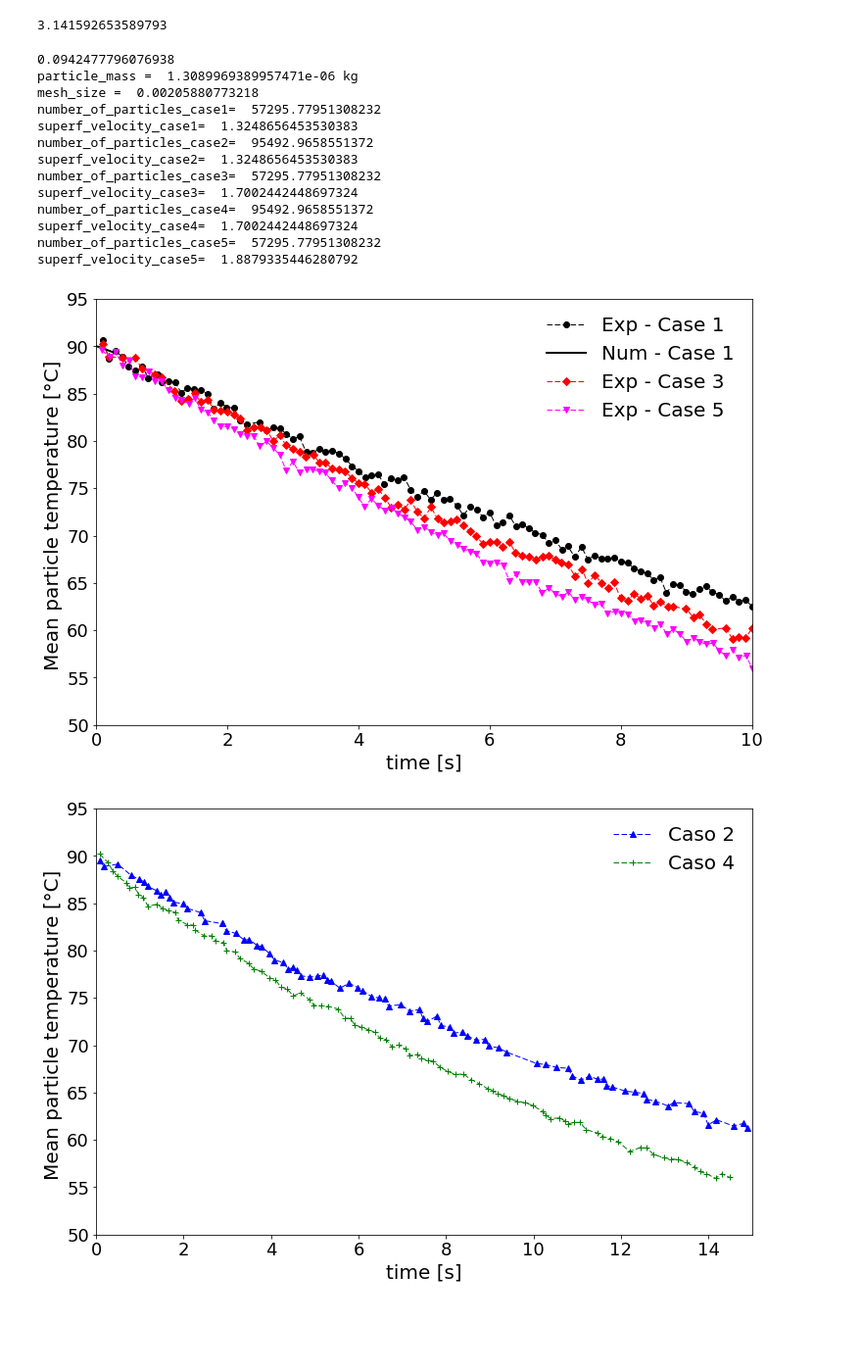
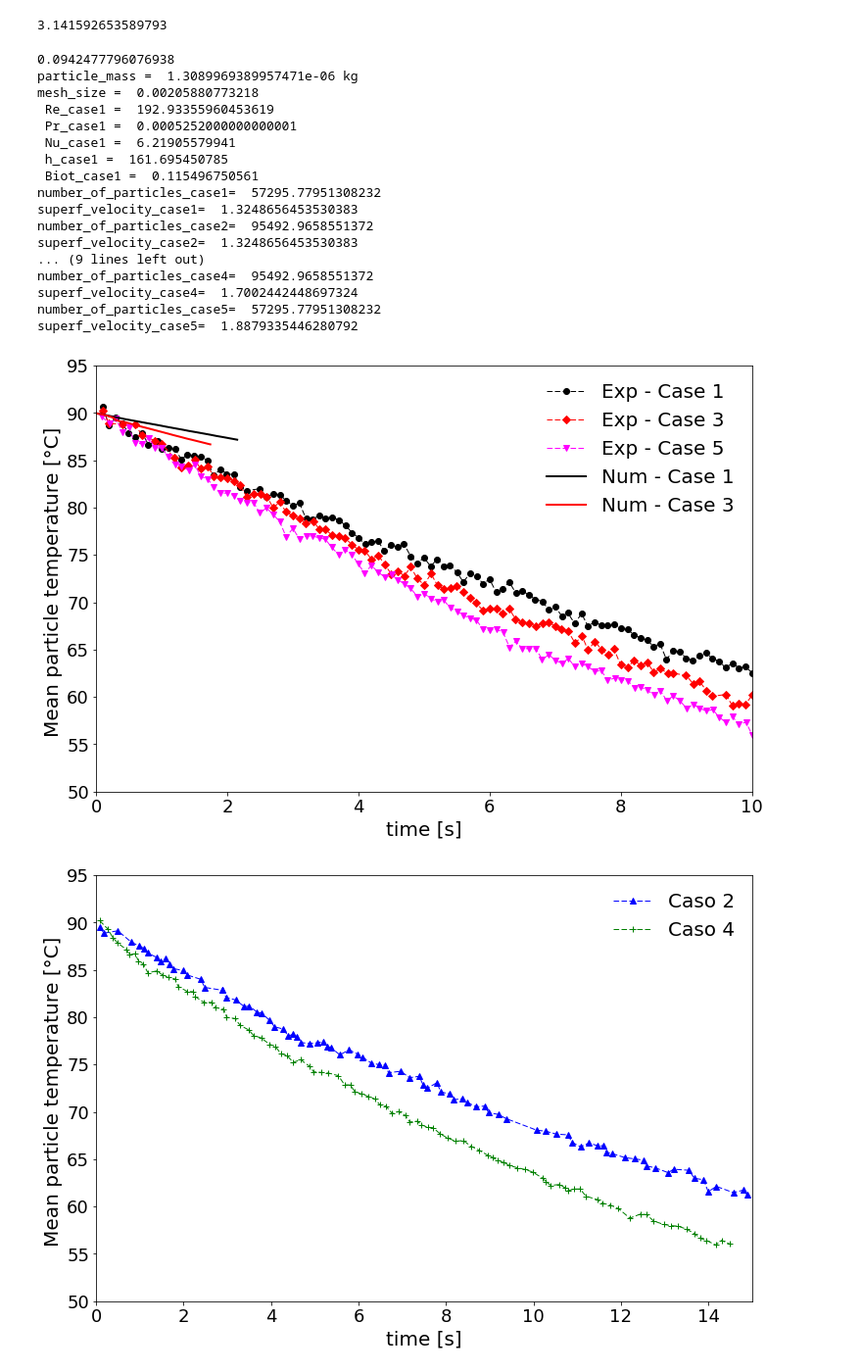
Before and after one commit to lucillalmeida/doutorado-validacoes, a Jupyter notebook: fluidized-bed-patil/Patil-pseudo-2-d-fluidized-bed.ipynb, the cells around one changed output. Shown at 98% size. Cells and saved outputs as stored; diff of their text form; code cells hidden in the pictures; blank space fills up the shorter version.

```diff
--- a/fluidized-bed-patil/Patil-pseudo-2-d-fluidized-bed.ipynb
+++ b/fluidized-bed-patil/Patil-pseudo-2-d-fluidized-bed.ipynb
@@ -55,13 +86,23 @@ mesh_size = numpy.power(volume_10_particles, 1.0/3)
 print("mesh_size = ", mesh_size)
 
 #case settings
-
+alpha_f = 0.4
 #case 1
 gas_velocity_case1 = 1.2 #m/s
 gas_volume_flow_rate_case1 = bottom_area*gas_velocity_case1
 gas_superficial_velocity_case1 = gas_volume_flow_rate_case1/inlet_area
 bed_mass_case1 = 75.0/1000 #kg
 number_of_particles_case1 = bed_mass_case1/particle_mass
+Re_case1 = Reynolds(fluid_density, gas_superficial_velocity_case1/alpha_f, particle_diameter, fluid_viscosity)
+Pr_case1 = Prandlt(fluid_heat_capacity, fluid_viscosity, fluid_thermal_conductivity)
+Nu_case1 = NusseltGunn(Re_case1, Pr_case1, alpha_f)
+h_case1 = h_average(Nu_case1, particle_diameter, fluid_thermal_conductivity)
+Biot_case1 = Biot(particle_diameter, h_case1, particle_thermal_conductivity)
+print(" Re_case1 = ", Re_case1)
+print(" Pr_case1 = ", Pr_case1)
+print(" Nu_case1 = ", Nu_case1)
+print(" h_case1 = ", h_case1)
+print(" Biot_case1 = ", Biot_case1)
 print("number_of_particles_case1= ", number_of_particles_case1)
 print("superf_velocity_case1= ", gas_superficial_velocity_case1)
 
@@ -82,6 +123,18 @@ gas_superficial_velocity_case3 = gas_volume_flow_rate_case3/inlet_area
 number_of_particles_case3 = bed_mass_case3/particle_mass
 print("number_of_particles_case3= ", number_of_particles_case3)
 print("superf_velocity_case3= ", gas_superficial_velocity_case3)
+Re_case3 = Reynolds(fluid_density, gas_superficial_velocity_case3/alpha_f, particle_diameter, fluid_viscosity)
+Pr_case3 = Prandlt(fluid_heat_capacity, fluid_viscosity, fluid_thermal_conductivity)
+Nu_case3 = NusseltGunn(Re_case3, Pr_case3, alpha_f)
+h_case3 = h_average(Nu_case3, particle_diameter, fluid_thermal_conductivity)
+Biot_case3 = Biot(particle_diameter, h_case3, particle_thermal_conductivity)
+print(" Re_case3 = ", Re_case3)
+print(" Pr_case3 = ", Pr_case3)
+print(" Nu_case3 = ", Nu_case3)
+print(" h_case3 = ", h_case3)
+print(" Biot_case3 = ", Biot_case3)
+print("number_of_particles_case3= ", number_of_particles_case3)
+print("superf_velocity_case3= ", gas_superficial_velocity_case3)
 
 #case 4
 gas_velocity_case4 = 1.54 #m/s
@@ -104,12 +157,16 @@ print("superf_velocity_case5= ", gas_superficial_velocity_case5)
 0.0942477796076938
 particle_mass =  1.3089969389957471e-06 kg
 mesh_size =  0.00205880773218
+ Re_case1 =  192.93355960453619
+ Pr_case1 =  0.0005252000000000001
+ Nu_case1 =  6.21905579941
+ h_case1 =  161.695450785
+ Biot_case1 =  0.115496750561
 number_of_particles_case1=  57295.77951308232
 superf_velocity_case1=  1.3248656453530383
 number_of_particles_case2=  95492.9658551372
 superf_velocity_case2=  1.3248656453530383
-number_of_particles_case3=  57295.77951308232
-superf_velocity_case3=  1.7002442448697324
+... (9 lines left out)
 number_of_particles_case4=  95492.9658551372
 superf_velocity_case4=  1.7002442448697324
 number_of_particles_case5=  57295.77951308232
@@ -150,20 +203,41 @@ case_data.close()
+# %%
+case_data = open("meanParticleTemperatureRocky_case1.csv", 'r')
+time_rocky_case1, temp_rocky_case1 = numpy.loadtxt(case_data, delimiter = ',', skiprows = 1, unpack = True)
+case_data.close()
+
+case_data = open("meanParticleTemperatureRocky_case3.csv", 'r')
+time_rocky_case3, temp_rocky_case3 = numpy.loadtxt(case_data, delimiter = ',', skiprows = 1, unpack = True)
+case_data.close()
+
+case_data = open("meanParticleTemperatureRocky_case3_eulerian.csv", 'r')
+time_rocky_case3_eul, temp_rocky_case3_eul = numpy.loadtxt(case_data, delimiter = ',', skiprows = 1, unpack = True)
+case_data.close()
+
+case_data = open("meanParticleTemperatureRocky_case3_eulerian2.csv", 'r')
+time_rocky_case3_eul2, temp_rocky_case3_eul2 = numpy.loadtxt(case_data, delimiter = ',', skiprows = 1, unpack = True)
+case_data.close()
+
+case_data = open("meanParticleTemperatureRocky_case3_eulerian3.csv", 'r')
+time_rocky_case3_eul3, temp_rocky_case3_eul3 = numpy.loadtxt(case_data, delimiter = ',', skiprows = 1, unpack = True)
+case_data.close()
 # %%
 plt.plot(time_case1,  temp_case1, linestyle = "--", color = "black", marker = 'o', linewidth = 1,label = "Exp - Case 1")
-plt.plot(time_rocky_case1,  temp_rocky_case1, linestyle = "-", color = "black", marker = 'None', linewidth = 2,label = "Num - Case 1")
 plt.plot(time_case3,  temp_case3, linestyle = "--", color = "red", marker = 'D', linewidth = 1,label = "Exp - Case 3")
 plt.plot(time_case5,  temp_case5, linestyle = "--", color = "magenta", marker = 'v', linewidth = 1,label = "Exp - Case 5")
+plt.plot(time_rocky_case1,  temp_rocky_case1-273.15, linestyle = "-", color = "black", marker = 'None', linewidth = 2,label = "Num - Case 1")
+plt.plot(time_rocky_case3,  temp_rocky_case3-273.15, linestyle = "-", color = "red", marker = 'None', linewidth = 2,label = "Num - Case 3")
 #plt.title("Vertical velocity ", fontsize = 16)
 plt.xlabel("time [s]", fontsize = 20)
 plt.ylabel("Mean particle temperature [\u00B0C] ", fontsize = 20)
 plt.xticks(fontsize = 18)
 plt.yticks(fontsize = 18)
 plt.legend(fontsize = 20, frameon = False, loc = 0)
 plt.xlim(0, 10)
 plt.ylim(50, 95)
 #plt.savefig("bed_temperature.png")
 plt.show()
 # %% [output]
-[figure, old version]
+[figure, new version]
 # %%
 plt.plot(time_case2,  temp_case2, linestyle = "--", color = "blue", marker = '^', linewidth = 1,label = "Caso 2")
 plt.plot(time_case4,  temp_case4, linestyle = "--", color = "green", marker = '+', linewidth = 1,label = "Caso 4")
```
Also changed, not shown: parts of 4 cells of this notebook, 6 other files.
